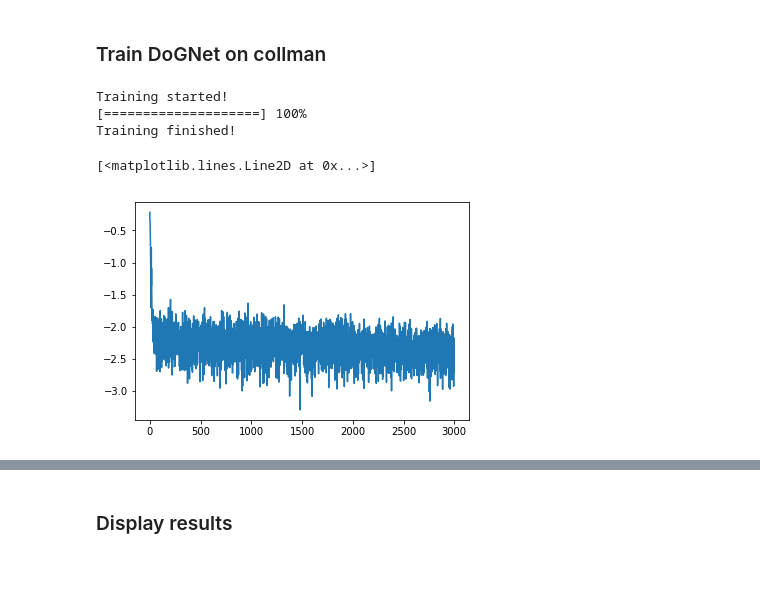
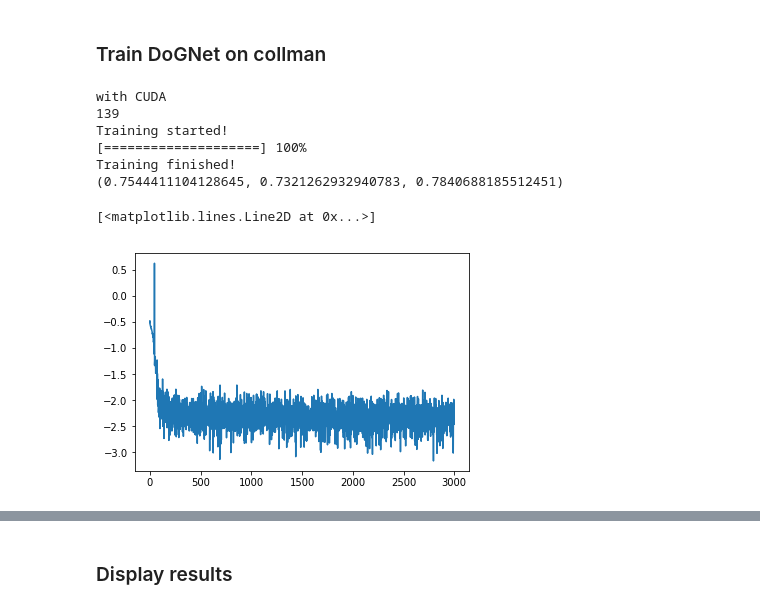
Before and after one commit to kulikovv/dognet, a Jupyter notebook: notebooks/collman15.ipynb, the cells around one changed output, grey strips where cells are left out. Saved outputs shown, nothing was run; the diff lists cells and outputs as text; code cells hidden in the pictures; blank space fills up the shorter version.

```diff
--- a/notebooks/collman15.ipynb
+++ b/notebooks/collman15.ipynb
@@ -50,7 +50,7 @@ def make_training_set(labels,indexes):
         train_images.append(collman[:,i-2:i+2].mean(axis=1))
         train_labels.append(d)
     return train_images,train_labels
-train_images,train_labels = make_training_set(b,range(2,5))
+train_images,train_labels = make_training_set(b,range(2,3))
 # %%
 import torch
 from torch.autograd import Variable
@@ -83,21 +83,24 @@ def estimate_quality(collman,net,layer,slices=[2,3,4,5,6],th=0.5):
 # %% [markdown]
 ### Train DoGNet on collman
 # %%
-net =dognet.DeepIsotropic(3,11,4,3,learn_amplitude=False)
-#net = dognet.SimpleAnisotropic(3,11,3,return_intermediate=True)
+net = dognet.DeepIsotropic(3,11,4,2,learn_amplitude=False)
 #net.weights_init()
 if torch.cuda.is_available():
     print('with CUDA')
     net = net.cuda()
 else:
     print('CUDA is not detected, running on CPU, will take a while')
 
+print(dognet.get_n_params(net))
 net,errors =dognet.train_routine(net.cuda(),dognet.create_generator(train_images,train_labels),n_iter=3000,margin=5)
-print(estimate_quality(collman,net,b,slices=range(2,25)))
+print(estimate_quality(collman,net,b,slices=range(4,25)))
 plt.plot(np.log(errors))
 # %% [output]
+with CUDA
+139
 Training started!
 [====================] 100%
 Training finished!
+(0.7544411104128645, 0.7321262932940783, 0.7840688185512451)
 [<matplotlib.lines.Line2D at 0x...>]
-[figure, old version]
+[figure, new version]
```
Also changed, not shown: parts of 1 cell of this notebook, 7 other files.
